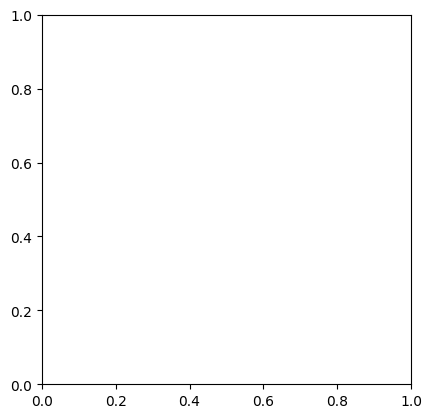
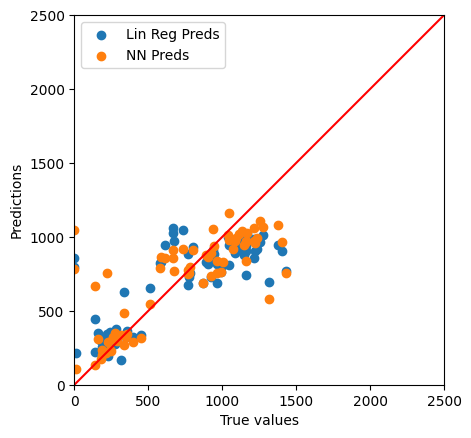
The notebook cell's code change between the first figure and the second:
--- before
+++ after
@@ -1,4 +1,4 @@
 ax = plt.axes(aspect="equal")
-plt.scatter(y_test_all_test_all, y_pred_lr, label="Lin Reg Preds")
+plt.scatter(y_test_all, y_pred_lr, label="Lin Reg Preds")
 plt.scatter(y_test_all, y_pred_nn, label="NN Preds")
 plt.xlabel("True values")

Commit: just fixed a bunch of things and this is it for today bye bye